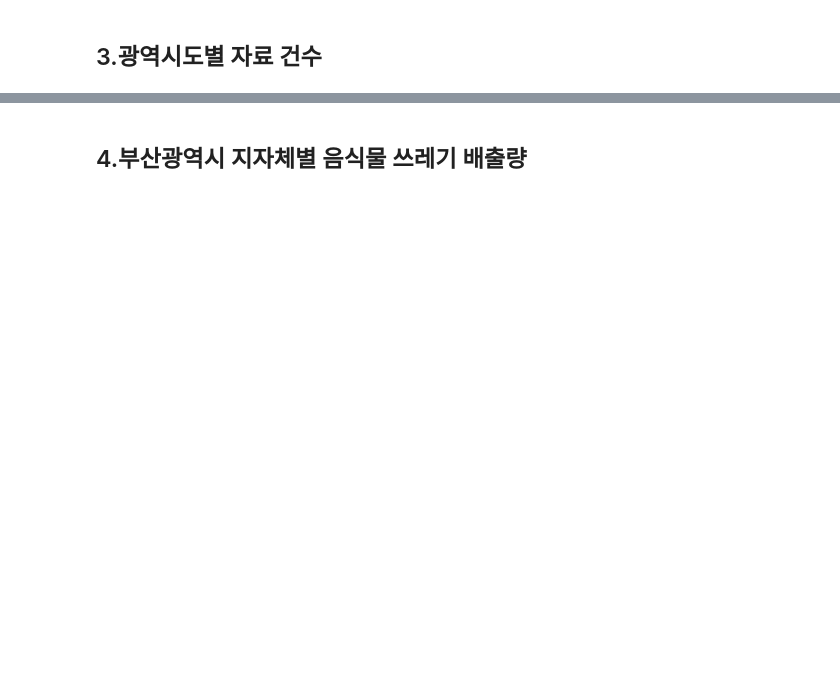
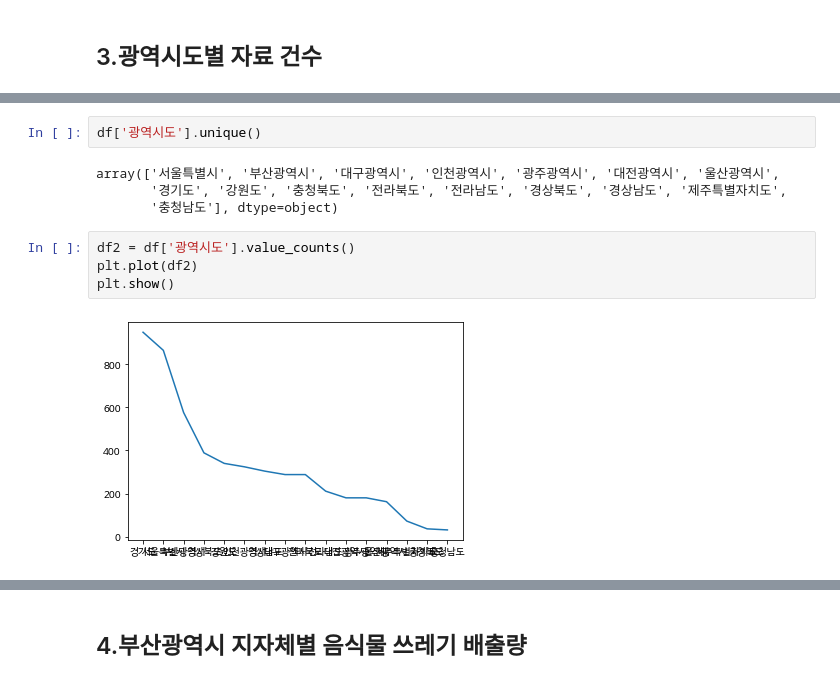
Before and after one commit to cybermin/2022_BSSM, a Jupyter notebook: 02_pandas_basic_해결문제.ipynb, the cells around one changed output, grey strips where cells are left out. Cells and saved outputs as stored; diff of their text form; blank space fills up the shorter version.

```diff
--- a/02_pandas_basic_해결문제.ipynb
+++ b/02_pandas_basic_해결문제.ipynb
@@ -66,0 +336,12 @@ import seaborn as sns
+# %%
+df['광역시도'].unique()
+# %% [output]
+array(['서울특별시', '부산광역시', '대구광역시', '인천광역시', '광주광역시', '대전광역시', '울산광역시',
+       '경기도', '강원도', '충청북도', '전라북도', '전라남도', '경상북도', '경상남도', '제주특별자치도',
+       '충청남도'], dtype=object)
+# %%
+df2 = df['광역시도'].value_counts()
+plt.plot(df2)
+plt.show()
+# %% [output]
+[figure, added]
```
Also changed, not shown: parts of 45 cells of this notebook.
